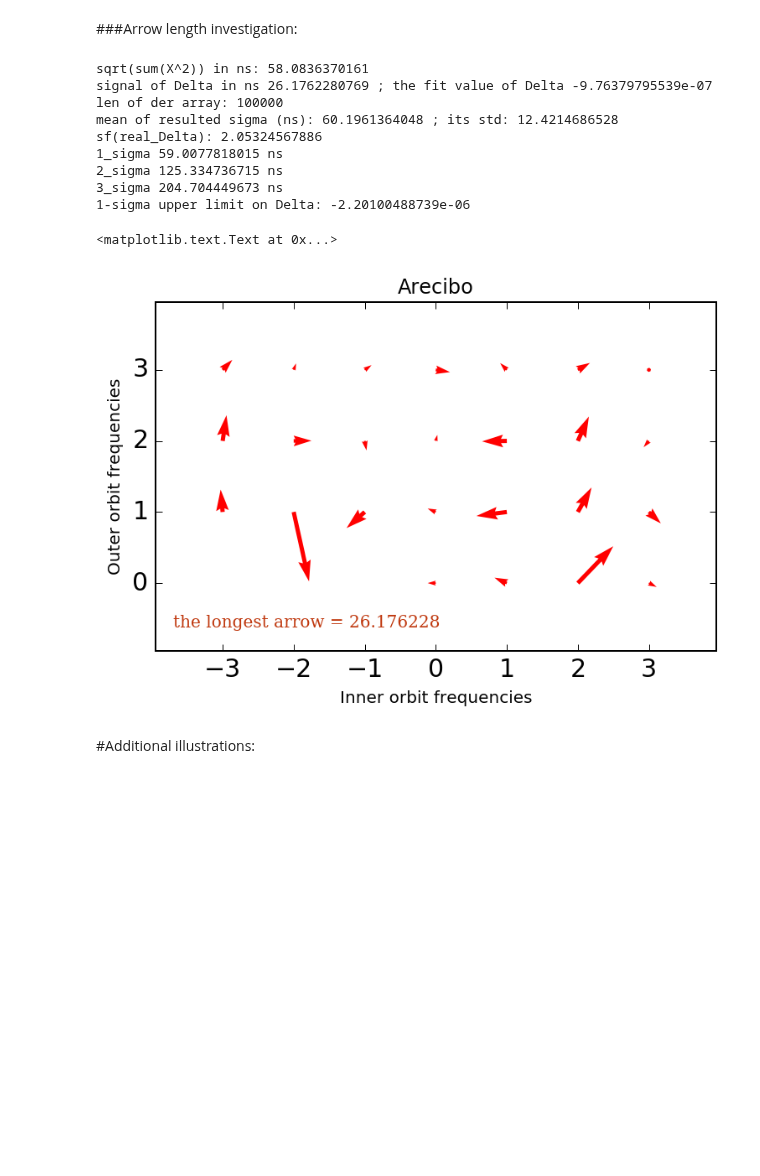
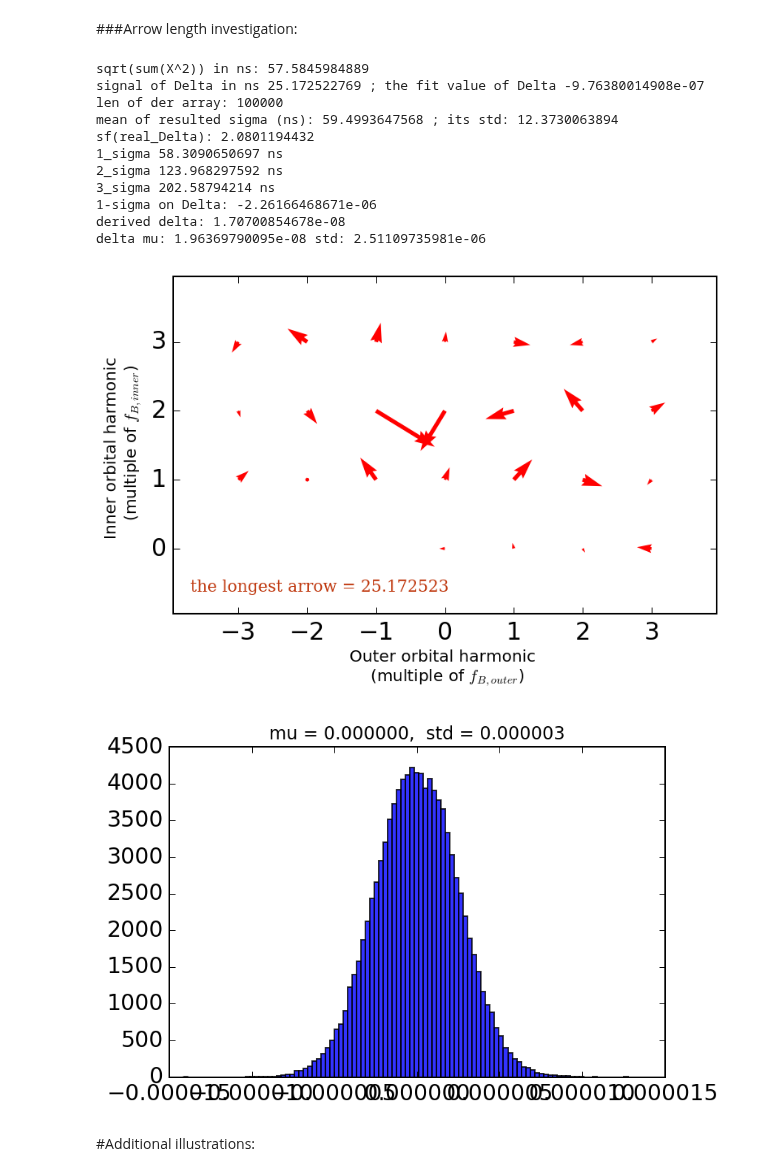
Before and after one commit to aarchiba/triplesystem, a Jupyter notebook: systematics/ul_AO.ipynb, the cells around one changed output. Cells and saved outputs as stored; diff of their text form; code cells hidden in the pictures; blank space fills up the shorter version.

Commit message:
add calculation od 1-sigma on delta from the array of deltas

```diff
--- a/systematics/ul_AO.ipynb
+++ b/systematics/ul_AO.ipynb
@@ -25,7 +25,7 @@ import arrow_plot as ap
 # %% [markdown]
 #Arecibo:
 # %%
-data_AO=pickle.load(open('../../../datasets/systematics-package-AO-20171220.pickle', 'rb'))
+data_AO=pickle.load(open('../../../datasets/systematics-package-AO-20180227.pickle', 'rb'))
 #ap.der_unc(data_lowfreq)
 # %%
 ar_newton=ap.draw_ar_plot_from_data(data_AO, 4, scl_s='ns')
@@ -56,20 +174,21 @@ ap.der_unc(data_AO)
 # %% [markdown]
 ###Arrow length investigation:
 # %%
-my_ul=ap.upper_limit(data_AO, my_pickle='../../../datasets/AO_1.00_final.pickle', scl_s='ns')
-plt.title('Arecibo')
+my_ul=ap.upper_limit_delta(data_AO, my_pickle='../../../datasets/AO_feb_1.00_final.pickle', scl_s='ns')
 # %% [output]
-sqrt(sum(X^2)) in ns: 58.0836370161
-signal of Delta in ns 26.1762280769 ; the fit value of Delta -9.76379795539e-07
+sqrt(sum(X^2)) in ns: 57.5845984889
+signal of Delta in ns 25.172522769 ; the fit value of Delta -9.76380014908e-07
 len of der array: 100000
-mean of resulted sigma (ns): 60.1961364048 ; its std: 12.4214686528
-sf(real_Delta): 2.05324567886
-1_sigma 59.0077818015 ns
-2_sigma 125.334736715 ns
-3_sigma 204.704449673 ns
-1-sigma upper limit on Delta: -2.20100488739e-06
+mean of resulted sigma (ns): 59.4993647568 ; its std: 12.3730063894
+sf(real_Delta): 2.0801194432
+1_sigma 58.3090650697 ns
+2_sigma 123.968297592 ns
+3_sigma 202.58794214 ns
+1-sigma on Delta: -2.26166468671e-06
+derived delta: 1.70700854678e-08
+delta mu: 1.96369790095e-08 std: 2.51109735981e-06
-<matplotlib.text.Text at 0x...>
-[figure, old version]
+[figure, new version]
+[figure, added]
 # %% [markdown]
 #Additional illustrations:
 # %%
```
Also changed, not shown: parts of 3 cells of this notebook, 2 other files.
